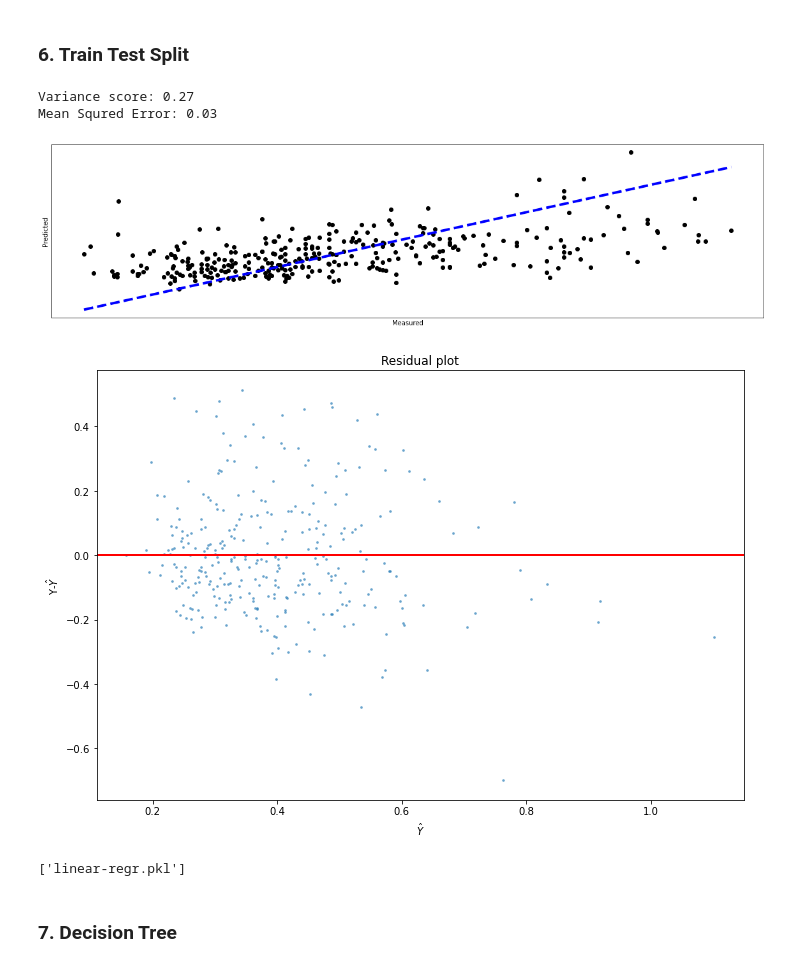
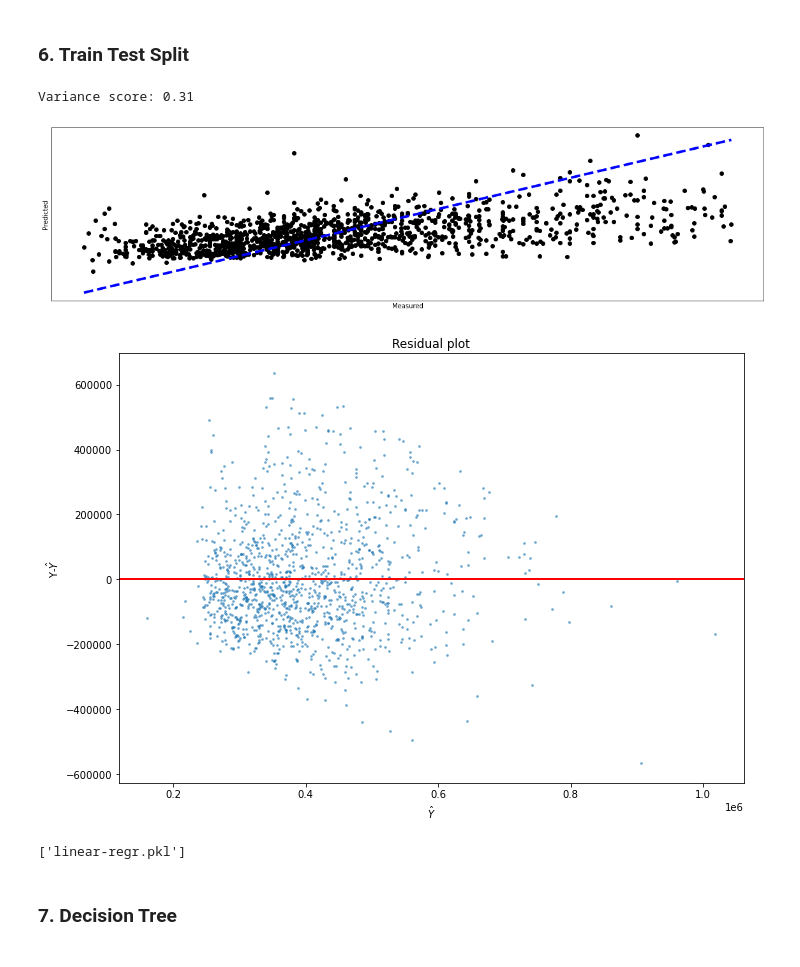
Before and after one commit to gregfrasco/s14lab2, a Jupyter notebook: notebooks/lab2_pricing_houses.ipynb, the cells around one changed output. Drawn from its saved outputs; the diff is of its cells as text; code cells hidden in the pictures.

```diff
--- a/notebooks/lab2_pricing_houses.ipynb
+++ b/notebooks/lab2_pricing_houses.ipynb
@@ -158,10 +158,10 @@ for f in features + label:
     # Interaction terms
 
     # Standardize
-    filter_data[f] = (filter_data[f] - filter_data[f].mean()) / filter_data[f].std()
+    #filter_data[f] = (filter_data[f] - filter_data[f].mean()) / filter_data[f].std()
 
     # v. Normalize
-    filter_data[f] = (filter_data[f] - filter_data[f].min()) / (filter_data[f].max() - filter_data[f].min())
+    #filter_data[f] = (filter_data[f] - filter_data[f].min()) / (filter_data[f].max() - filter_data[f].min())
 
 filter_data = filter_data.reset_index()
 
@@ -285,8 +285,8 @@ joblib.dump(regr, 'regr.pkl')
 from sklearn.model_selection import train_test_split
 
 # Init x, y test,train @ 33% size (sklearn)
-X = features_train
-y = label_train
+X = features
+y = label
 X_train, X_test, y_train, y_test = train_test_split(X, y, test_size=0.33, random_state=839)
 
 # Determine linear_model (sklearn - above))
@@ -301,44 +301,43 @@ y_predict = regr.predict(X_test)
 # Ref. https://stackoverflow.com/questions/45529907/difference-between-model-score-vs-r2-score
 #  https://scikit-learn.org/stable/modules/generated/sklearn.model_selection.train_test_split.html
 print('Variance score: %.2f' % r2_score(y_test, y_predict))
-print('Mean Squred Error: %.2f' % mean_squared_error(y_test, y_predict))
+
 # Score Method 2 (sklearn)
 
 
 # Plot outputs (matplotlab - above)
 plt.figure(figsize=(20, 5))
 plt.scatter(y_test, y_predict, color='black')
 plt.plot([y_test.min(), y_test.max()], [y_test.min(), y_test.max()], 'k--', lw=4, color='blue')
 
 plt.ylabel('Predicted')
 plt.xlabel('Measured')
 
 plt.xticks(())
 plt.yticks(())
 
 plt.show()
 # Residual plot
 
 plt.figure(figsize=(10, 7))
 
 resid = y_test - regr.predict(X_test)
 
 plt.axhline(y=0, linestyle='-', linewidth=2, color="r")
 plt.scatter(x=y_predict, y=resid, alpha=0.5, s=3)
 
 plt.title("Residual plot")
 plt.ylabel(r"Y-$\hat Y$")
 plt.xlabel(r'$\hat Y$')
 plt.tight_layout()
 plt.show()
 
 # Download model as pkl file
 joblib.dump(regr, 'linear-regr.pkl')
 # %% [output]
-Variance score: 0.27
-Mean Squred Error: 0.03
+Variance score: 0.31
-[figure, old version]
+[figure, new version]
-[figure, old version]
+[figure, new version]
 ['linear-regr.pkl']
 # %% [markdown]
 ### 7. Decision Tree
```
Also changed, not shown: parts of 7 cells of this notebook, 9 other files.
